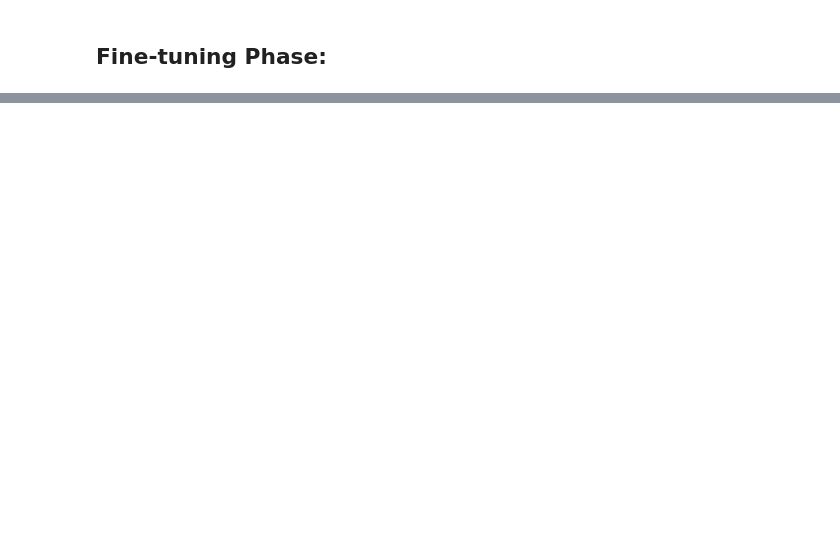
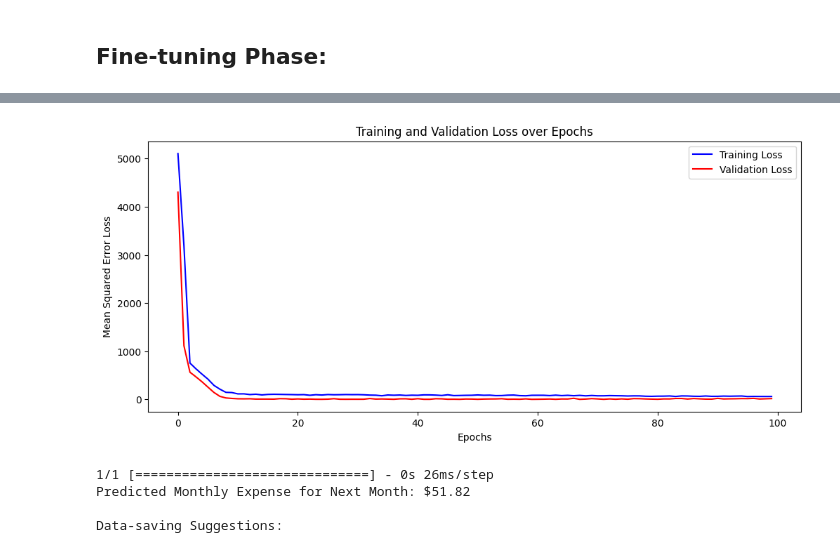
Before and after one commit to mahesh-11102/RakNet-Vision, a Jupyter notebook: network.ipynb, the cells around one changed output, grey strips where cells are left out. Saved outputs shown, nothing was run; the diff lists cells and outputs as text; code cells hidden in the pictures; blank space fills up the shorter version.

```diff
--- a/network.ipynb
+++ b/network.ipynb
@@ -423,0 +875,46 @@ Network seems stable. No disruptions predicted.
+# %%
+import matplotlib.pyplot as plt
+
+# Extract training and validation loss from the history object
+train_loss = history.history['loss']
+val_loss = history.history['val_loss']
+
+# Create a figure
+plt.figure(figsize=(12, 5))
+
+# Plot training and validation loss
+plt.plot(train_loss, label='Training Loss', color='blue')
+plt.plot(val_loss, label='Validation Loss', color='red')
+plt.title('Training and Validation Loss over Epochs')
+plt.xlabel('Epochs')
+plt.ylabel('Mean Squared Error Loss')
+plt.legend()
+
+plt.show()
+# %% [output]
+[figure, added]
+# %%
+def predict_and_suggest(data_sample):
+    predicted_expense = model.predict(np.array([data_sample]))[0]
+
+    suggestions = []
+    if data_sample[3] > 0.8:
+        suggestions.append("Consider reducing your Rakuten Fashion usage to save on data.")
+    if data_sample[4] > 0.8:
+        suggestions.append("Limit your Rakuten Recipe usage to cut down on monthly expenses.")
+
+    return predicted_expense, suggestions
+
+# Test
+data_sample = X_test[0]
+predicted_expense, suggestions = predict_and_suggest(data_sample)
+
+print(f"Predicted Monthly Expense for Next Month: ${predicted_expense[0]:.2f}")
+print("\nData-saving Suggestions:")
+for s in suggestions:
+    print(f"- {s}")
+# %% [output]
+1/1 [==============================] - 0s 26ms/step
+Predicted Monthly Expense for Next Month: $51.82
+
+Data-saving Suggestions:
```
Also changed, not shown: parts of 27 cells of this notebook, 9 other files.
